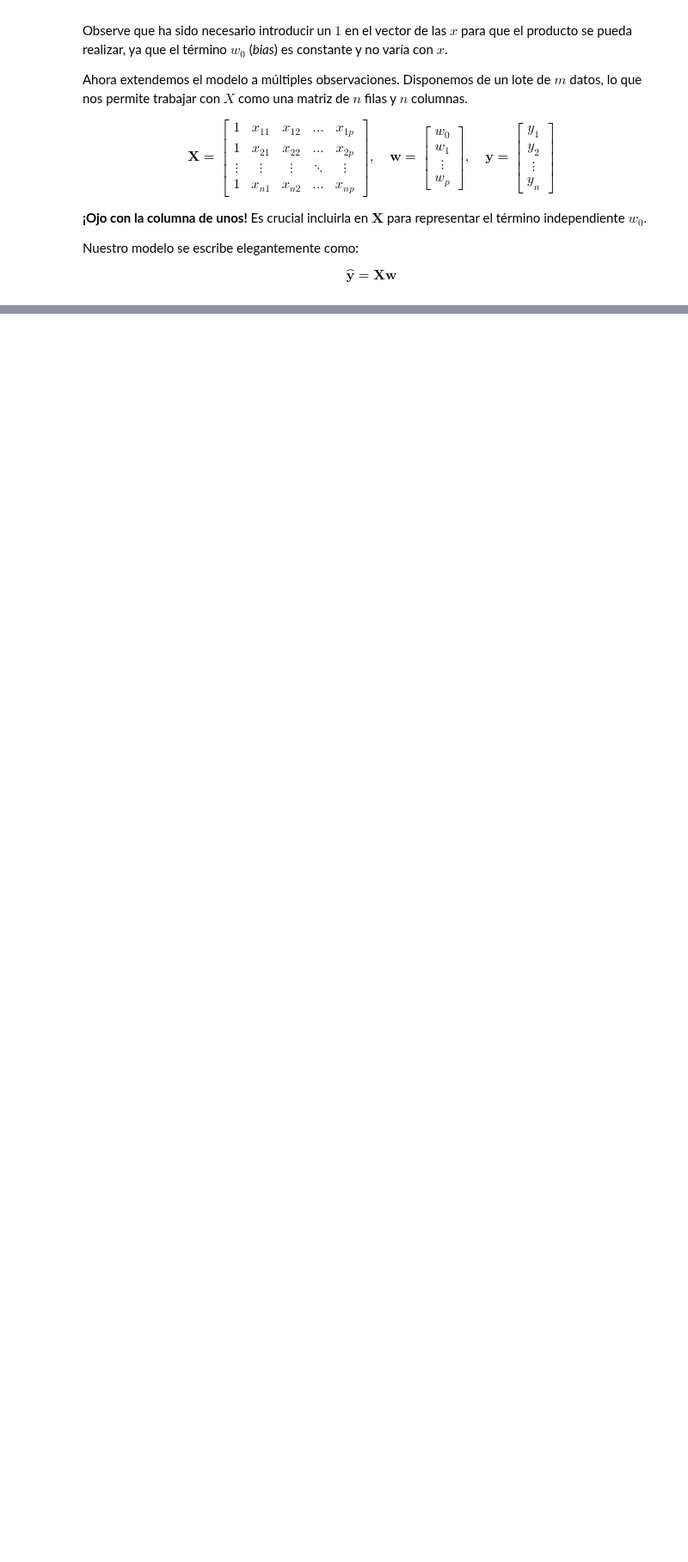
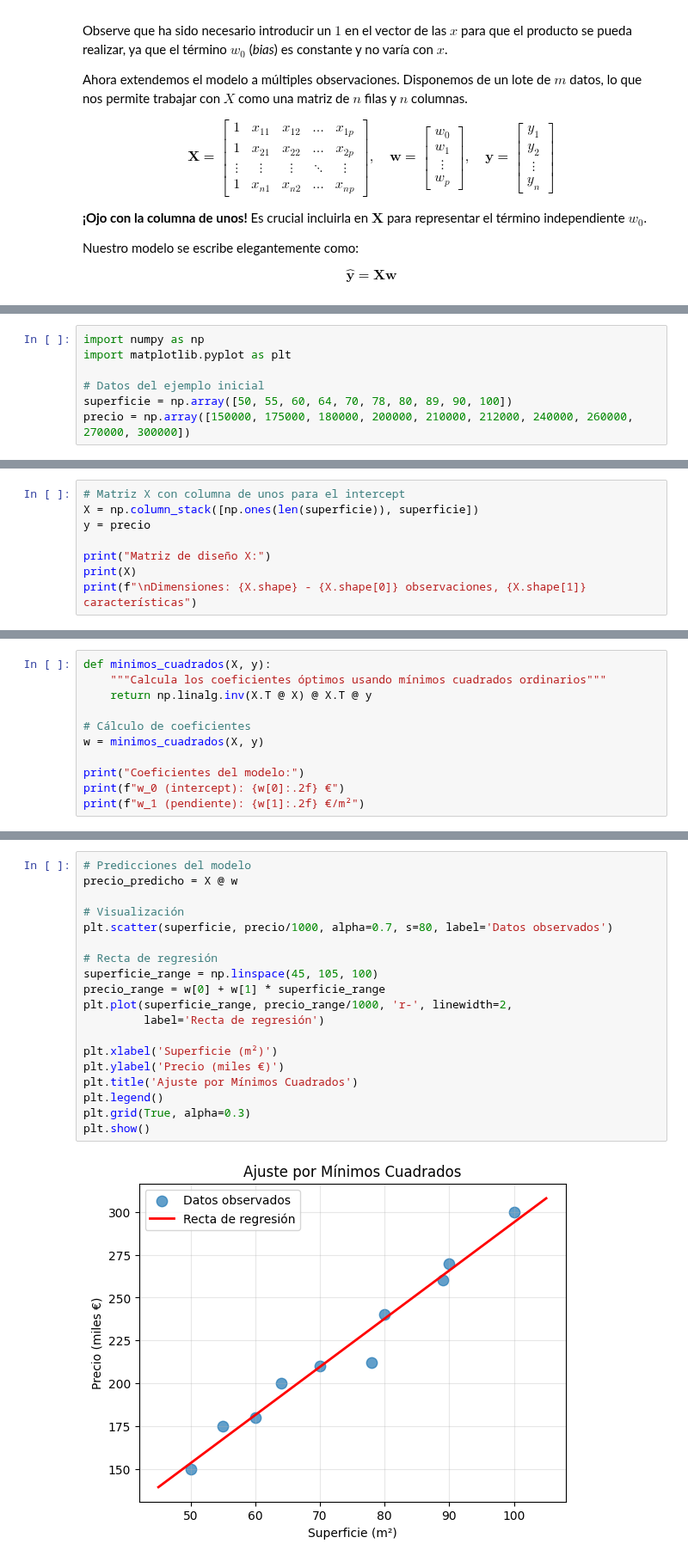
Before and after one commit to financieras/math_for_ai, a Jupyter notebook: estadistica/200_regresion_lineal.ipynb, the cells around one changed output, grey strips where cells are left out. Shown at 86% size. Saved outputs shown, nothing was run; the diff lists cells and outputs as text; blank space fills up the shorter version.

```diff
--- a/estadistica/200_regresion_lineal.ipynb
+++ b/estadistica/200_regresion_lineal.ipynb
@@ -224,0 +231,7 @@ $$\hat{\mathbf{y}} = \mathbf{X} \mathbf{w}$$
+# %%
+import numpy as np
+import matplotlib.pyplot as plt
+
+# Datos del ejemplo inicial
+superficie = np.array([50, 55, 60, 64, 70, 78, 80, 89, 90, 100])
+precio = np.array([150000, 175000, 180000, 200000, 210000, 212000, 240000, 260000, 270000, 300000])
@@ -224,0 +242,8 @@ $$\hat{\mathbf{y}} = \mathbf{X} \mathbf{w}$$
+# %%
+# Matriz X con columna de unos para el intercept
+X = np.column_stack([np.ones(len(superficie)), superficie])
+y = precio
+
+print("Matriz de diseño X:")
+print(X)
+print(f"\nDimensiones: {X.shape} - {X.shape[0]} observaciones, {X.shape[1]} características")
@@ -224,0 +266,11 @@ $$\hat{\mathbf{y}} = \mathbf{X} \mathbf{w}$$
+# %%
+def minimos_cuadrados(X, y):
+    """Calcula los coeficientes óptimos usando mínimos cuadrados ordinarios"""
+    return np.linalg.inv(X.T @ X) @ X.T @ y
+
+# Cálculo de coeficientes
+w = minimos_cuadrados(X, y)
+
+print("Coeficientes del modelo:")
+print(f"w_0 (intercept): {w[0]:.2f} €")
+print(f"w_1 (pendiente): {w[1]:.2f} €/m²")
@@ -224,0 +287,21 @@ $$\hat{\mathbf{y}} = \mathbf{X} \mathbf{w}$$
+# %%
+# Predicciones del modelo
+precio_predicho = X @ w
+
+# Visualización
+plt.scatter(superficie, precio/1000, alpha=0.7, s=80, label='Datos observados')
+
+# Recta de regresión
+superficie_range = np.linspace(45, 105, 100)
+precio_range = w[0] + w[1] * superficie_range
+plt.plot(superficie_range, precio_range/1000, 'r-', linewidth=2,
+         label='Recta de regresión')
+
+plt.xlabel('Superficie (m²)')
+plt.ylabel('Precio (miles €)')
+plt.title('Ajuste por Mínimos Cuadrados')
+plt.legend()
+plt.grid(True, alpha=0.3)
+plt.show()
+# %% [output]
+[figure, added]
```
Also changed, not shown: parts of 22 cells of this notebook.
